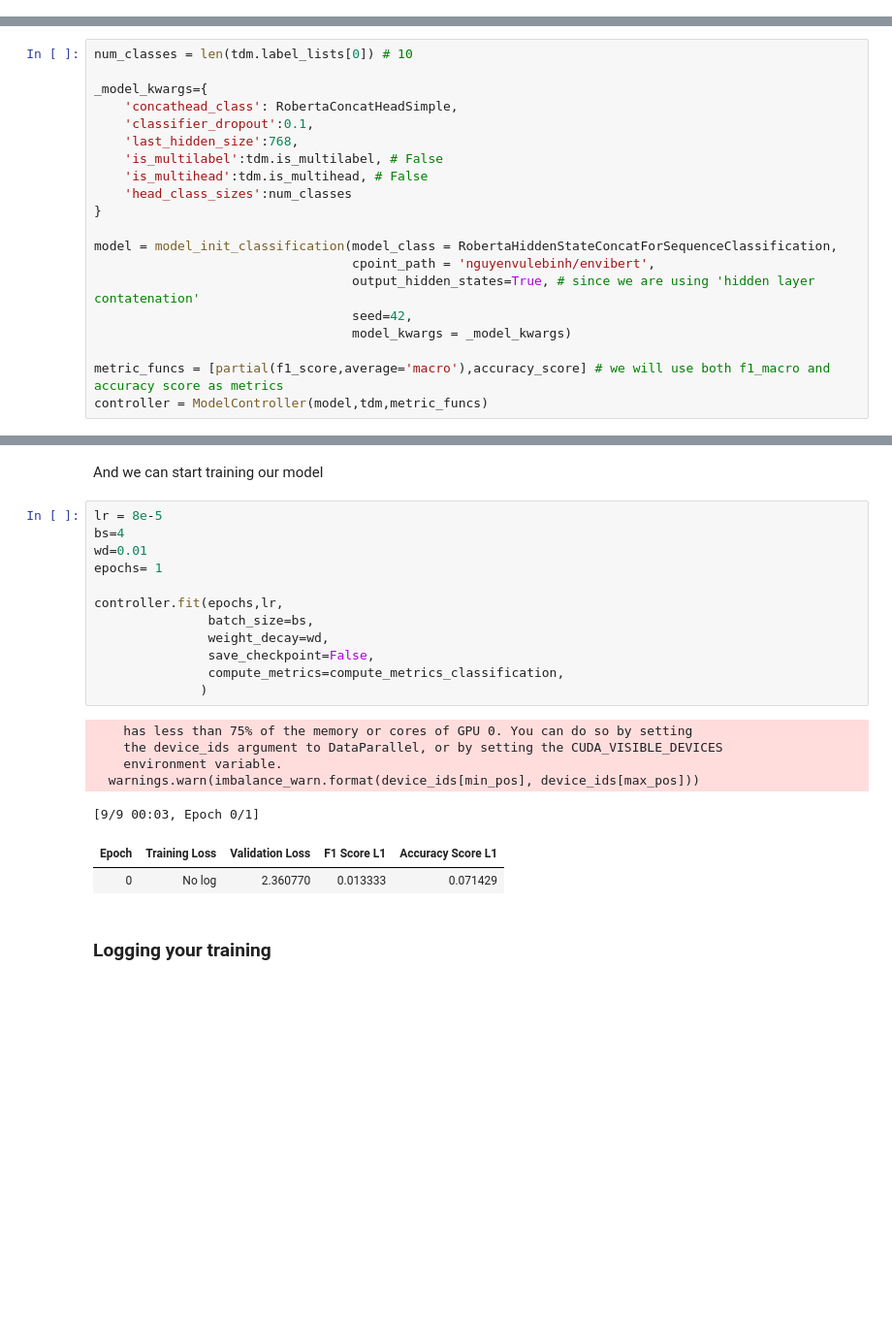
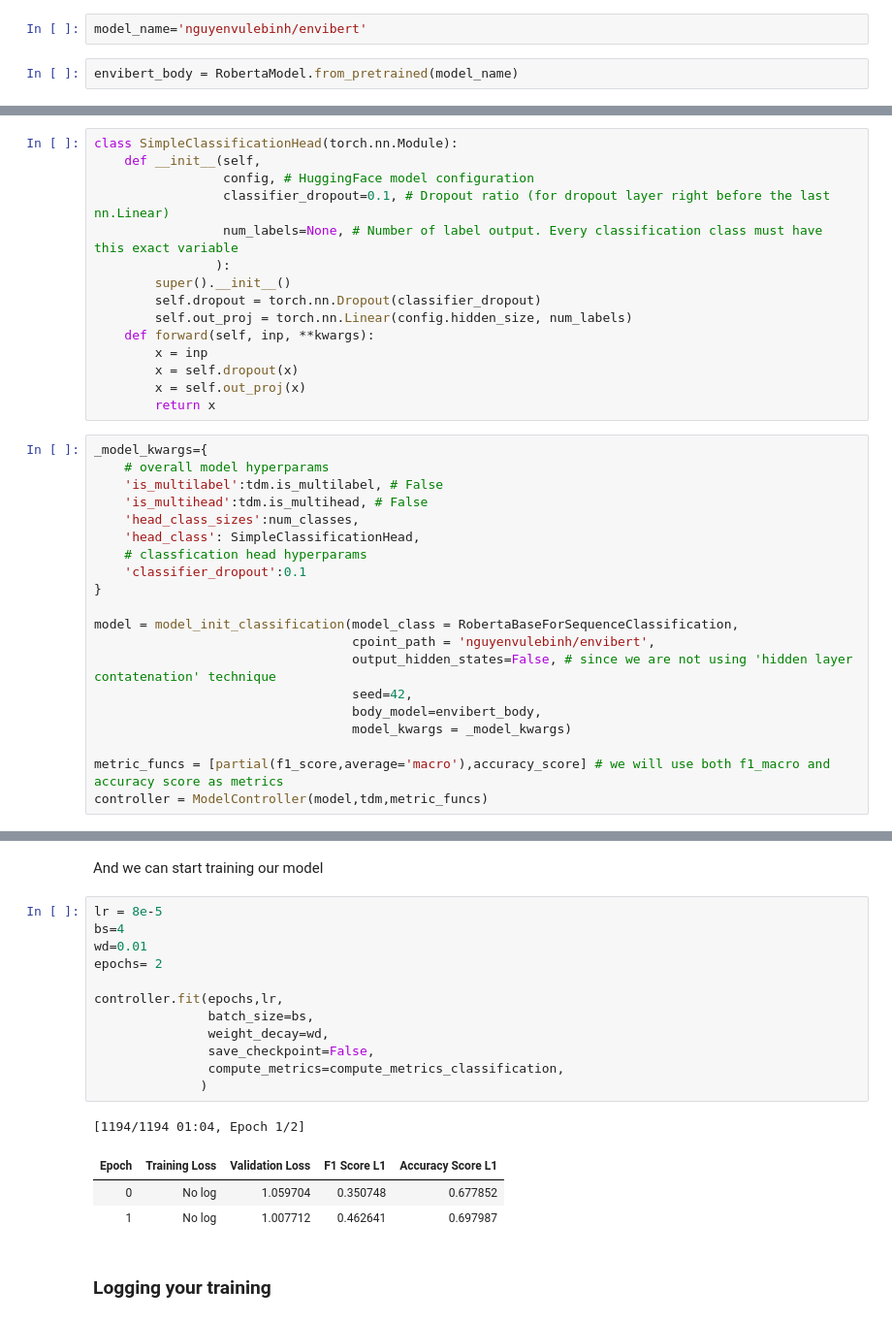
Before and after one commit to anhquan0412/that-nlp-library, a Jupyter notebook: nbs/03_model_main_envibert.ipynb, the cells around one changed output, grey strips where cells are left out. Shown at 97% size. Cells and saved outputs as stored; diff of their text form; blank space fills up the shorter version.

```diff
--- a/nbs/03_model_main_envibert.ipynb
+++ b/nbs/03_model_main_envibert.ipynb
@@ -205,0 +213,4 @@ Let's create our model controller
+# %%
+model_name='nguyenvulebinh/envibert'
+# %%
+envibert_body = RobertaModel.from_pretrained(model_name)
@@ -206,19 +223,34 @@ Let's create our model controller
+# %%
+class SimpleClassificationHead(torch.nn.Module):
+    def __init__(self,
+                 config, # HuggingFace model configuration
+                 classifier_dropout=0.1, # Dropout ratio (for dropout layer right before the last nn.Linear)
+                 num_labels=None, # Number of label output. Every classification class must have this exact variable
+                ):
+        super().__init__()
+        self.dropout = torch.nn.Dropout(classifier_dropout)
+        self.out_proj = torch.nn.Linear(config.hidden_size, num_labels)
+    def forward(self, inp, **kwargs):
+        x = inp
+        x = self.dropout(x)
+        x = self.out_proj(x)
+        return x
 # %%
-num_classes = len(tdm.label_lists[0]) # 10
-
 _model_kwargs={
-    'concathead_class': RobertaConcatHeadSimple,
-    'classifier_dropout':0.1,
-    'last_hidden_size':768,
+    # overall model hyperparams
     'is_multilabel':tdm.is_multilabel, # False
     'is_multihead':tdm.is_multihead, # False
-    'head_class_sizes':num_classes
+    'head_class_sizes':num_classes,
+    'head_class': SimpleClassificationHead,
+    # classfication head hyperparams
+    'classifier_dropout':0.1
 }
 
-model = model_init_classification(model_class = RobertaHiddenStateConcatForSequenceClassification,
+model = model_init_classification(model_class = RobertaBaseForSequenceClassification,
                                   cpoint_path = 'nguyenvulebinh/envibert',
-                                  output_hidden_states=True, # since we are using 'hidden layer contatenation'
+                                  output_hidden_states=False, # since we are not using 'hidden layer contatenation' technique
                                   seed=42,
+                                  body_model=envibert_body,
                                   model_kwargs = _model_kwargs)
 
 metric_funcs = [partial(f1_score,average='macro'),accuracy_score] # we will use both f1_macro and accuracy score as metrics
@@ -234,23 +262,20 @@ And we can start training our model
 # %%
 lr = 8e-5
 bs=4
 wd=0.01
-epochs= 1
+epochs= 2
 
 controller.fit(epochs,lr,
                batch_size=bs,
                weight_decay=wd,
                save_checkpoint=False,
                compute_metrics=compute_metrics_classification,
               )
 # %% [output]
-    has less than 75% of the memory or cores of GPU 0. You can do so by setting
-    the device_ids argument to DataParallel, or by setting the CUDA_VISIBLE_DEVICES
-    environment variable.
-  warnings.warn(imbalance_warn.format(device_ids[min_pos], device_ids[max_pos]))
+[1194/1194 01:04, Epoch 1/2]
-[9/9 00:03, Epoch 0/1]
 | Epoch | Training Loss | Validation Loss | F1 Score L1 | Accuracy Score L1 |
-| 0 | No log | 2.360770 | 0.013333 | 0.071429 |
+| 0 | No log | 1.059704 | 0.350748 | 0.677852 |
+| 1 | No log | 1.007712 | 0.462641 | 0.697987 |
 # %% [markdown]
 ### Logging your training
 # %% [markdown]
```
Also changed, not shown: parts of 78 cells of this notebook, 23 other files.
